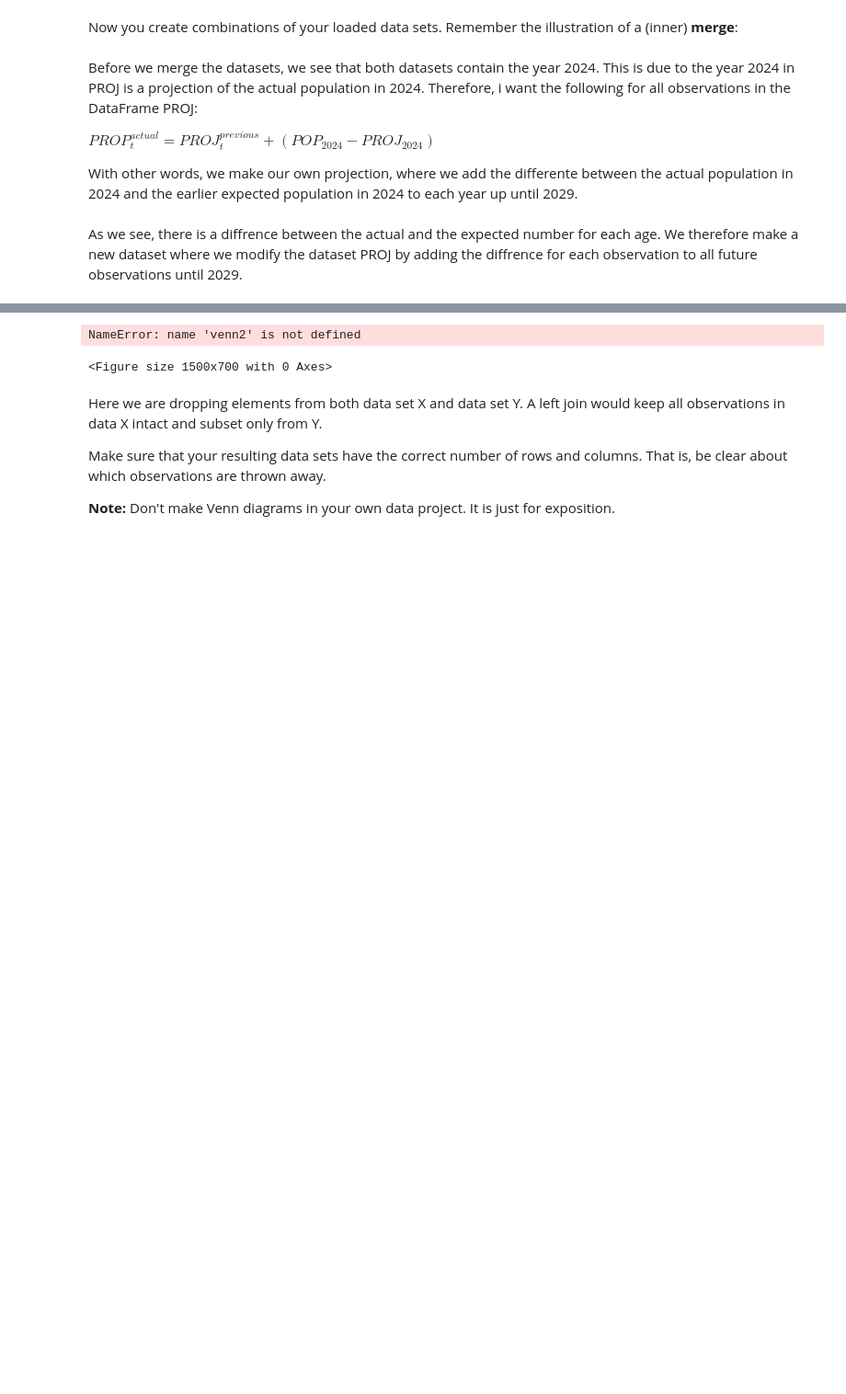
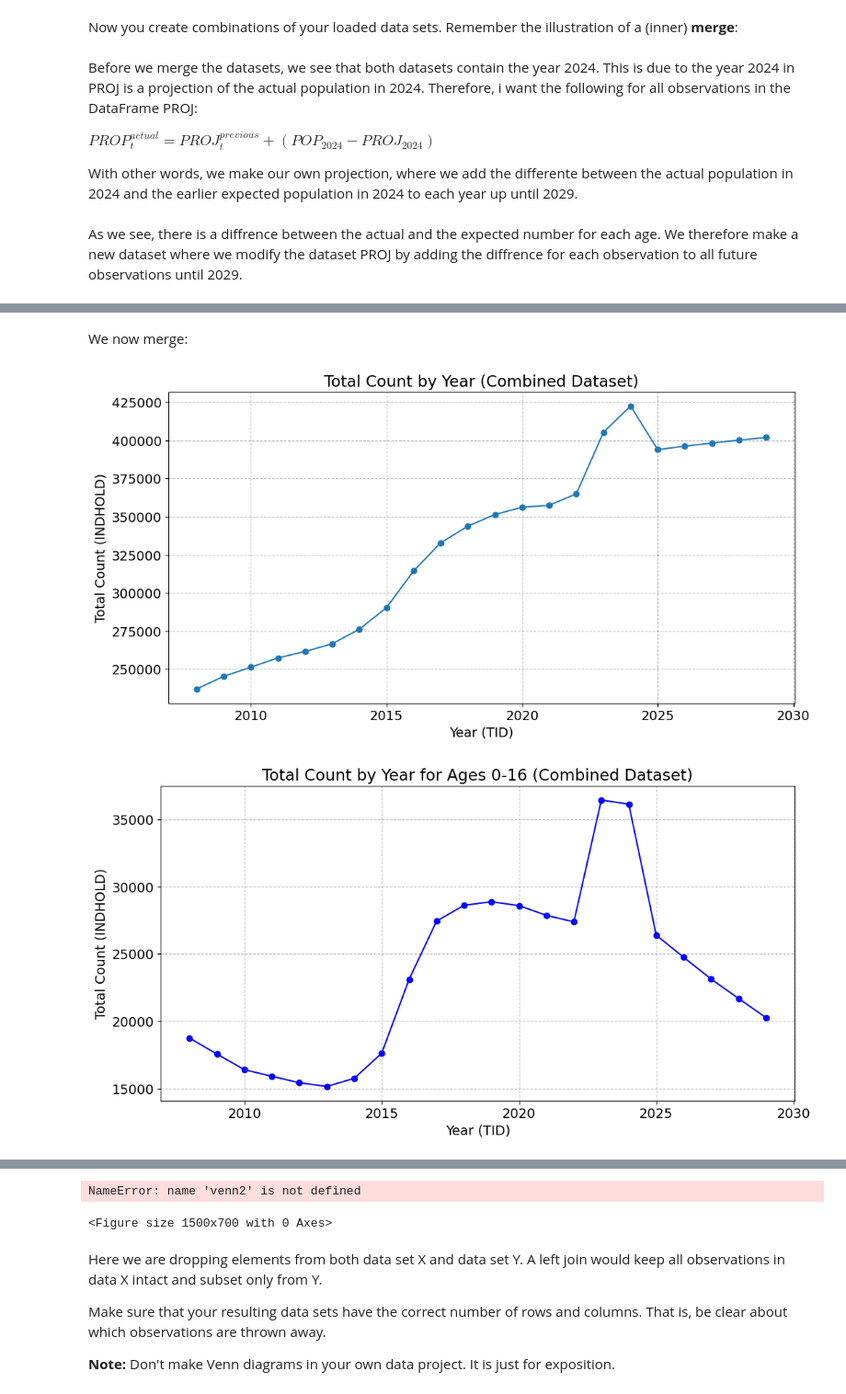
Before and after one commit to NumEconCopenhagen/projects-2024-team-westenholz, a Jupyter notebook: dataproject/dataproject.ipynb, the cells around one changed output, grey strips where cells are left out. Shown: that part at 92% size. Drawn from its saved outputs; the diff is of its cells as text; code cells hidden in the pictures; blank space fills up the shorter version.

```diff
--- a/dataproject/dataproject.ipynb
+++ b/dataproject/dataproject.ipynb
@@ -379,0 +401,66 @@ for year in range(2025, 2030):
+# %% [markdown]
+We now merge:
+# %%
+import pandas as pd
+
+# Assuming POP and PROJ are pandas DataFrames and 'TID' is your year column
+
+# Filter out 2023 and 2024 from PROJ
+PROJ_filtered = PROJ[~PROJ['TID'].isin([2023, 2024])]
+
+# Concatenate POP with the filtered PROJ
+combined_dataset = pd.concat([POP, PROJ_filtered], ignore_index=True)
+
+# Optionally, sort by 'TID' if needed
+combined_dataset_sorted = combined_dataset.sort_values(by='TID').reset_index(drop=True)
+
+# Now, combined_dataset_sorted is your merged dataset, with 2023 and 2024 only from POP.
+# %%
+import matplotlib.pyplot as plt
+
+# Assuming combined_dataset_sorted is your new combined dataset
+# Ensure 'ALDER' is converted to strings if it's not already
+
+# Group by 'TID' and sum 'INDHOLD' to get the total for each year from the combined dataset
+yearly_totals = combined_dataset_sorted.groupby('TID')['INDHOLD'].sum().reset_index()
+
+# Plot total count by year for the combined dataset
+plt.figure(figsize=(12, 6))
+plt.plot(yearly_totals['TID'], yearly_totals['INDHOLD'], '-o')  # Line with circle markers
+plt.title('Total Count by Year (Combined Dataset)')
+plt.xlabel('Year (TID)')
+plt.ylabel('Total Count (INDHOLD)')
+plt.grid(True)
+plt.show()
+
+# Define the age ranges, directly as strings
+young_age_range = [str(age) for age in range(0, 17)]  # 0-16 years
+# For senior ages, assume '105 and above' is represented as such if it exists
+senior_age_range = [str(age) for age in range(80, 106)]  # 80-105 years
+
+# Filter the combined dataset for the young age range and group by 'TID'
+young_totals = combined_dataset_sorted[combined_dataset_sorted['ALDER'].isin(young_age_range)].groupby('TID')['INDHOLD'].sum().reset_index()
+
+# Filter the combined dataset for the senior age range and group by 'TID'
+senior_totals = combined_dataset_sorted[combined_dataset_sorted['ALDER'].isin(senior_age_range)].groupby('TID')['INDHOLD'].sum().reset_index()
+
+# Plot for young age range
+plt.figure(figsize=(12, 6))
+plt.plot(young_totals['TID'], young_totals['INDHOLD'], '-o', color='blue')
+plt.title('Total Count by Year for Ages 0-16 (Combined Dataset)')
+plt.xlabel('Year (TID)')
+plt.ylabel('Total Count (INDHOLD)')
+plt.grid(True)
+plt.show()
+
+# Plot for senior age range
+plt.figure(figsize=(12, 6))
+plt.plot(senior_totals['TID'], senior_totals['INDHOLD'], '-o', color='green')
+plt.title('Total Count by Year for Ages 80+ (Combined Dataset)')
+plt.xlabel('Year (TID)')
+plt.ylabel('Total Count (INDHOLD)')
+plt.grid(True)
+plt.show()
+# %% [output]
+[figure, added]
+[figure, added]
```
Also changed, not shown: parts of 7 cells of this notebook.
